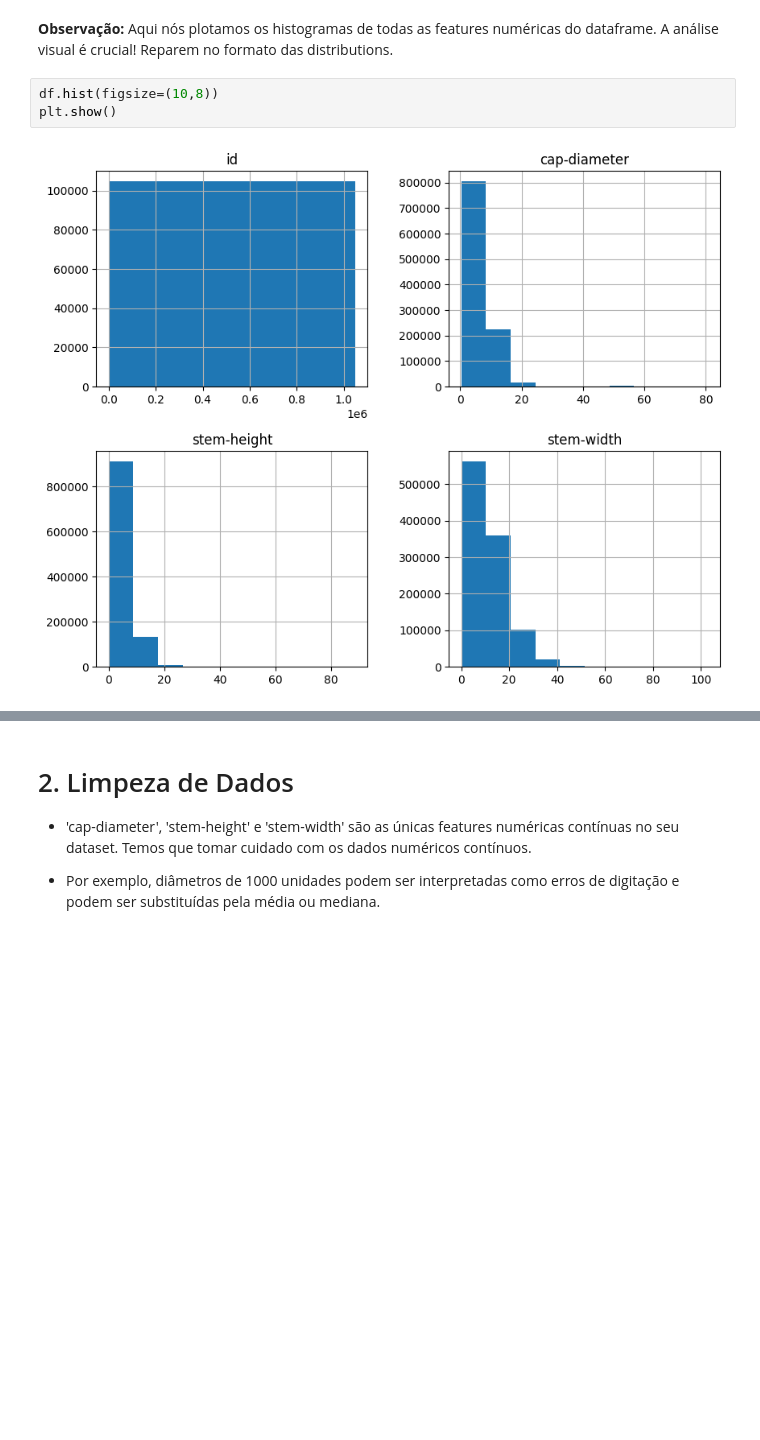
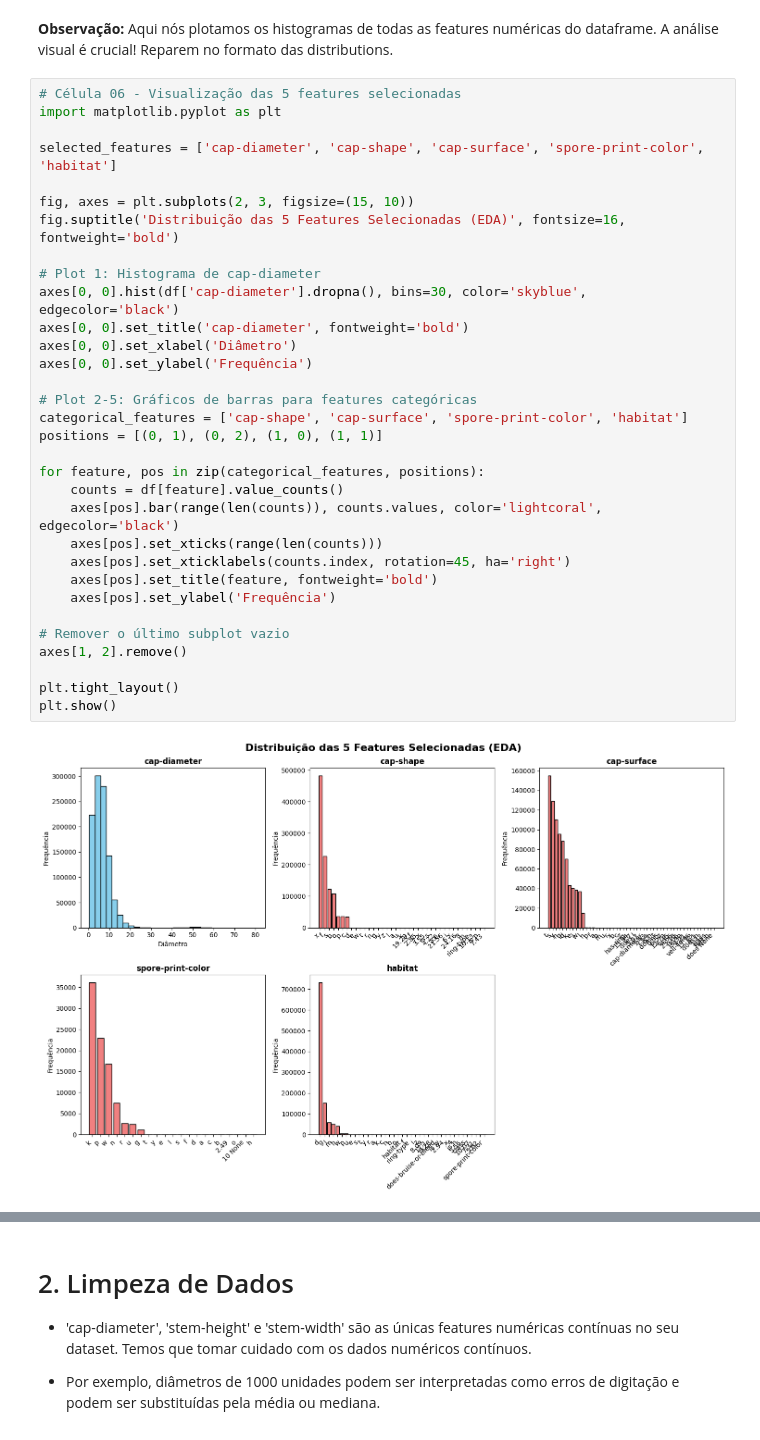
Before and after one commit to joaodonadio/machine-learning-mushroom, a Jupyter notebook: notebooks/mushroom/ex-mushroom.ipynb, the cells around one changed output, grey strips where cells are left out. Saved outputs shown, nothing was run; the diff lists cells and outputs as text; blank space fills up the shorter version.

```diff
--- a/notebooks/mushroom/ex-mushroom.ipynb
+++ b/notebooks/mushroom/ex-mushroom.ipynb
@@ -158,7 +184,36 @@ dtype: int64
 **Observação:**
 Aqui nós plotamos os histogramas de todas as features numéricas do dataframe. A análise visual é crucial! Reparem no formato das distributions.
 # %%
-df.hist(figsize=(10,8))
+# Célula 06 - Visualização das 5 features selecionadas
+import matplotlib.pyplot as plt
+
+selected_features = ['cap-diameter', 'cap-shape', 'cap-surface', 'spore-print-color', 'habitat']
+
+fig, axes = plt.subplots(2, 3, figsize=(15, 10))
+fig.suptitle('Distribuição das 5 Features Selecionadas (EDA)', fontsize=16, fontweight='bold')
+
+# Plot 1: Histograma de cap-diameter
+axes[0, 0].hist(df['cap-diameter'].dropna(), bins=30, color='skyblue', edgecolor='black')
+axes[0, 0].set_title('cap-diameter', fontweight='bold')
+axes[0, 0].set_xlabel('Diâmetro')
+axes[0, 0].set_ylabel('Frequência')
+
+# Plot 2-5: Gráficos de barras para features categóricas
+categorical_features = ['cap-shape', 'cap-surface', 'spore-print-color', 'habitat']
+positions = [(0, 1), (0, 2), (1, 0), (1, 1)]
+
+for feature, pos in zip(categorical_features, positions):
+    counts = df[feature].value_counts()
+    axes[pos].bar(range(len(counts)), counts.values, color='lightcoral', edgecolor='black')
+    axes[pos].set_xticks(range(len(counts)))
+    axes[pos].set_xticklabels(counts.index, rotation=45, ha='right')
+    axes[pos].set_title(feature, fontweight='bold')
+    axes[pos].set_ylabel('Frequência')
+
+# Remover o último subplot vazio
+axes[1, 2].remove()
+
+plt.tight_layout()
 plt.show()
 # %% [output]
-[figure, old version]
+[figure, new version]
```
Also changed, not shown: parts of 16 cells of this notebook.
